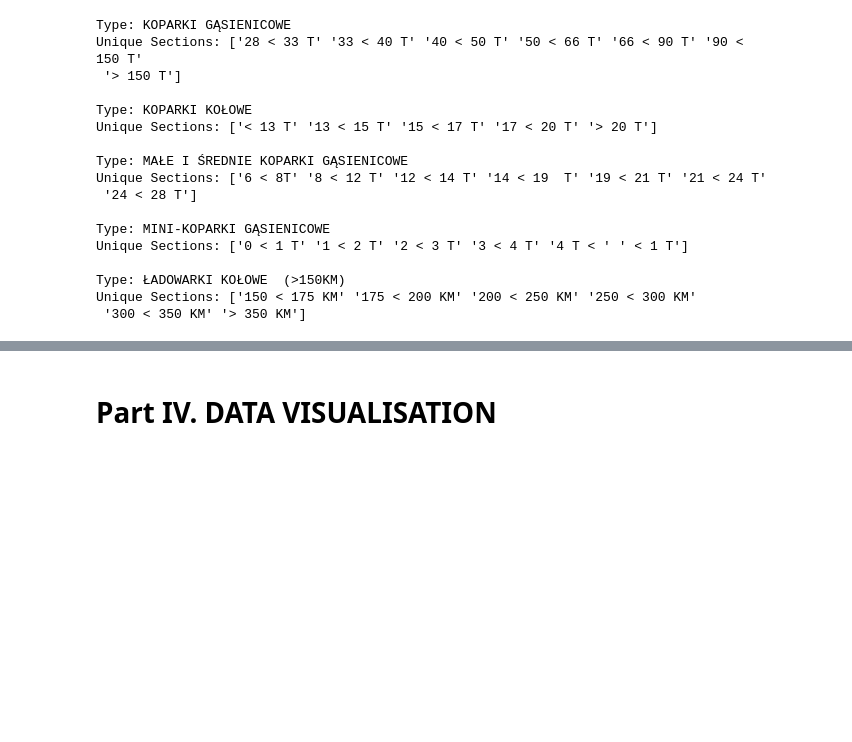
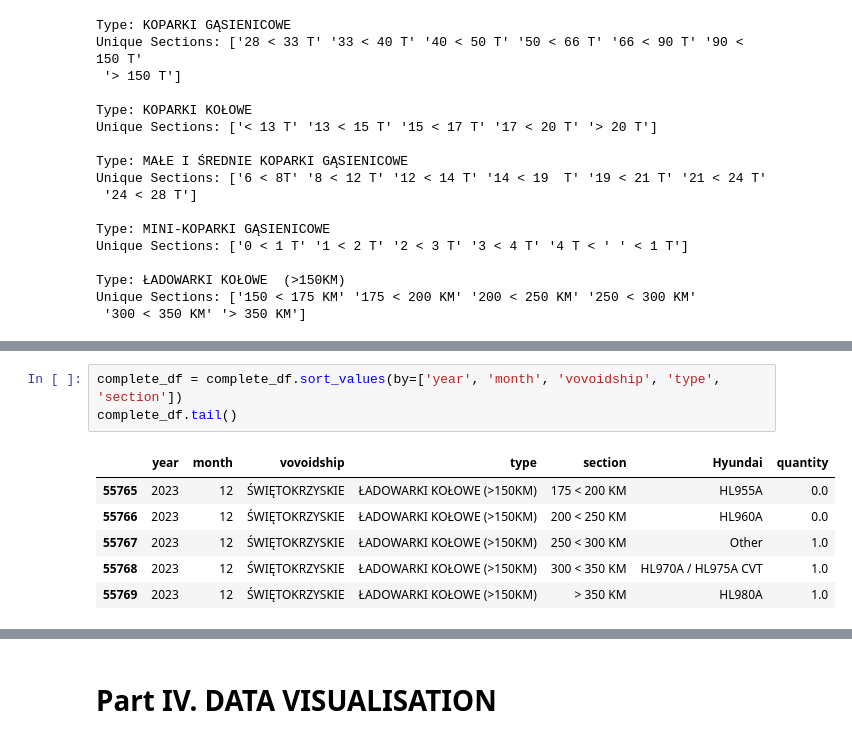
Before and after one commit to drajczak/cm-market-analysys, a Jupyter notebook: cm-market-analysys.ipynb, the cells around one changed output, grey strips where cells are left out. Cells and saved outputs as stored; diff of their text form; blank space fills up the shorter version.

```diff
--- a/cm-market-analysys.ipynb
+++ b/cm-market-analysys.ipynb
@@ -732,0 +736,10 @@ Unique Sections: ['150 < 175 KM' '175 < 200 KM' '200 < 250 KM' '250 < 300 KM'
+# %%
+complete_df = complete_df.sort_values(by=['year', 'month', 'vovoidship', 'type', 'section'])
+complete_df.tail()
+# %% [output]
+|  | year | month | vovoidship | type | section | Hyundai | quantity |
+| 55765 | 2023 | 12 | ŚWIĘTOKRZYSKIE | ŁADOWARKI KOŁOWE (>150KM) | 175 < 200 KM | HL955A | 0.0 |
+| 55766 | 2023 | 12 | ŚWIĘTOKRZYSKIE | ŁADOWARKI KOŁOWE (>150KM) | 200 < 250 KM | HL960A | 0.0 |
+| 55767 | 2023 | 12 | ŚWIĘTOKRZYSKIE | ŁADOWARKI KOŁOWE (>150KM) | 250 < 300 KM | Other | 1.0 |
+| 55768 | 2023 | 12 | ŚWIĘTOKRZYSKIE | ŁADOWARKI KOŁOWE (>150KM) | 300 < 350 KM | HL970A / HL975A CVT | 1.0 |
+| 55769 | 2023 | 12 | ŚWIĘTOKRZYSKIE | ŁADOWARKI KOŁOWE (>150KM) | > 350 KM | HL980A | 1.0 |
```
Also changed, not shown: parts of 24 cells of this notebook.
